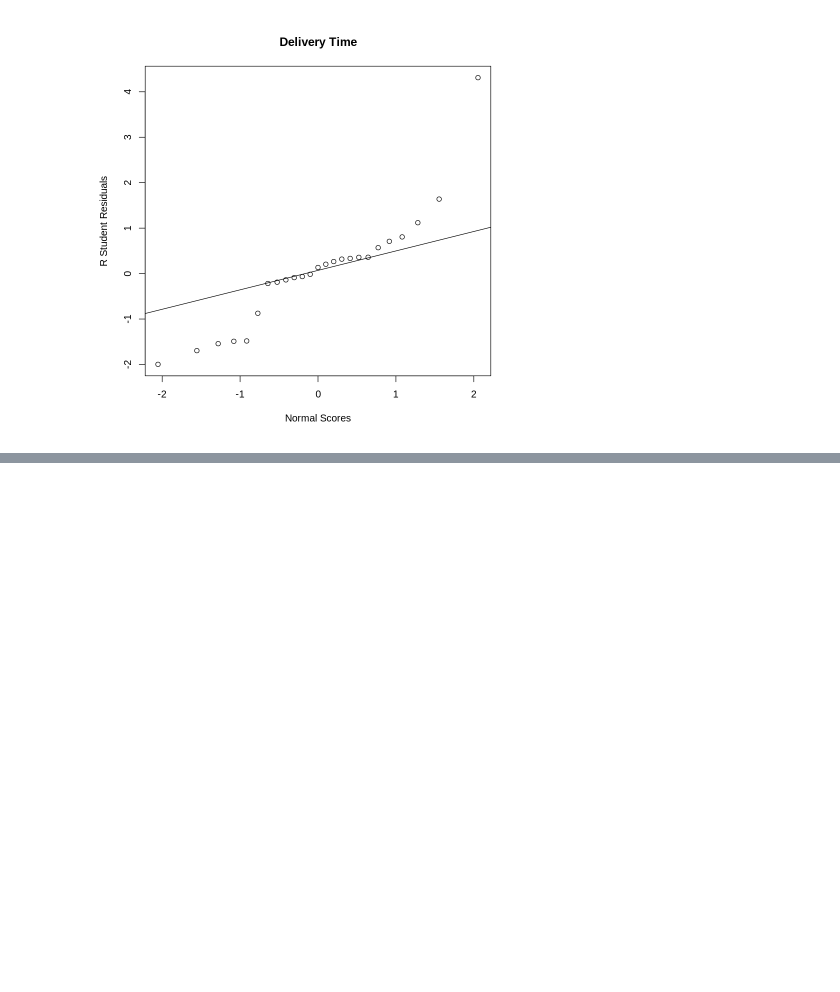
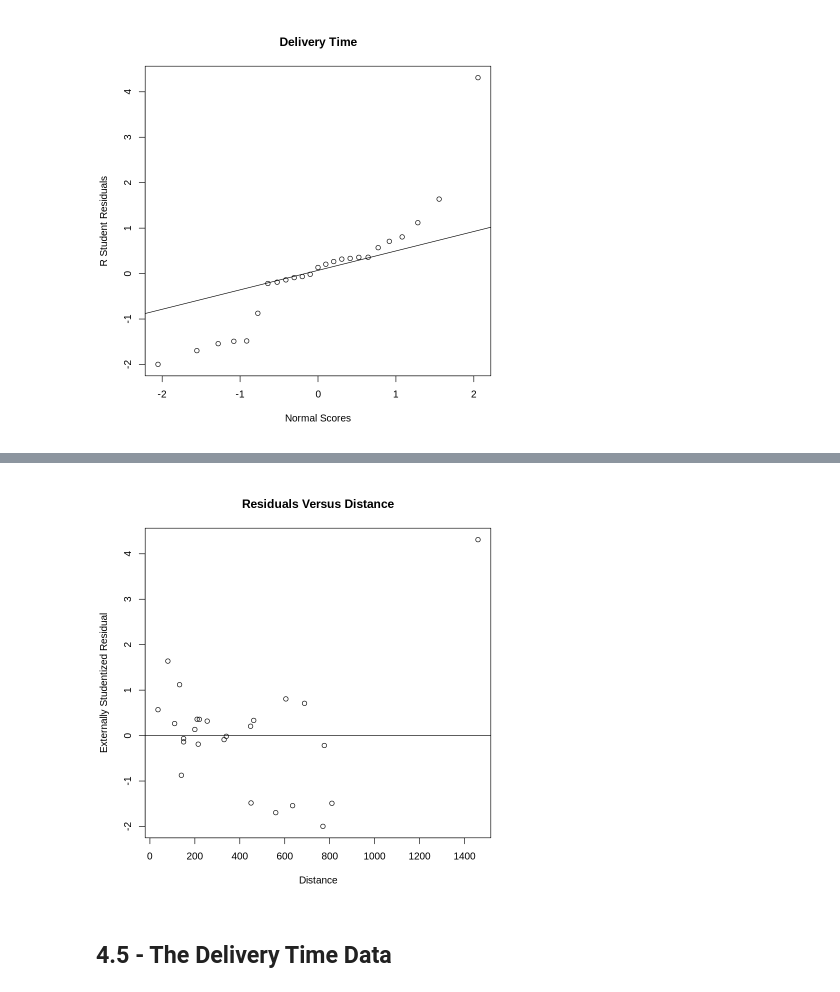
Before and after one commit to j-buss/Introduction-to-Linear-Regression-Analysis, a Jupyter notebook: Chapter_04/Chapter_04_Examples_R.ipynb, the cells around one changed output, grey strips where cells are left out. Saved outputs shown, nothing was run; the diff lists cells and outputs as text; code cells hidden in the pictures; blank space fills up the shorter version.

```diff
--- a/Chapter_04/Chapter_04_Examples_R.ipynb
+++ b/Chapter_04/Chapter_04_Examples_R.ipynb
@@ -227,0 +245,13 @@ ggplot(NULL, aes(x=Delivery.RStudentResiduals)) + geom_step(stat="ecdf")
+# %%
+plot(
+    Delivery.df$Distance,
+    Delivery.Residual_df$RStudentResiduals,
+    xlab="Distance",
+    ylab="Externally Studentized Residual",
+    main="Residuals Versus Distance"
+)
+abline(h=0)
+# %% [output]
+[figure, added]
+# %% [markdown]
+## 4.5 - The Delivery Time Data
```
Also changed, not shown: parts of 22 cells of this notebook.
